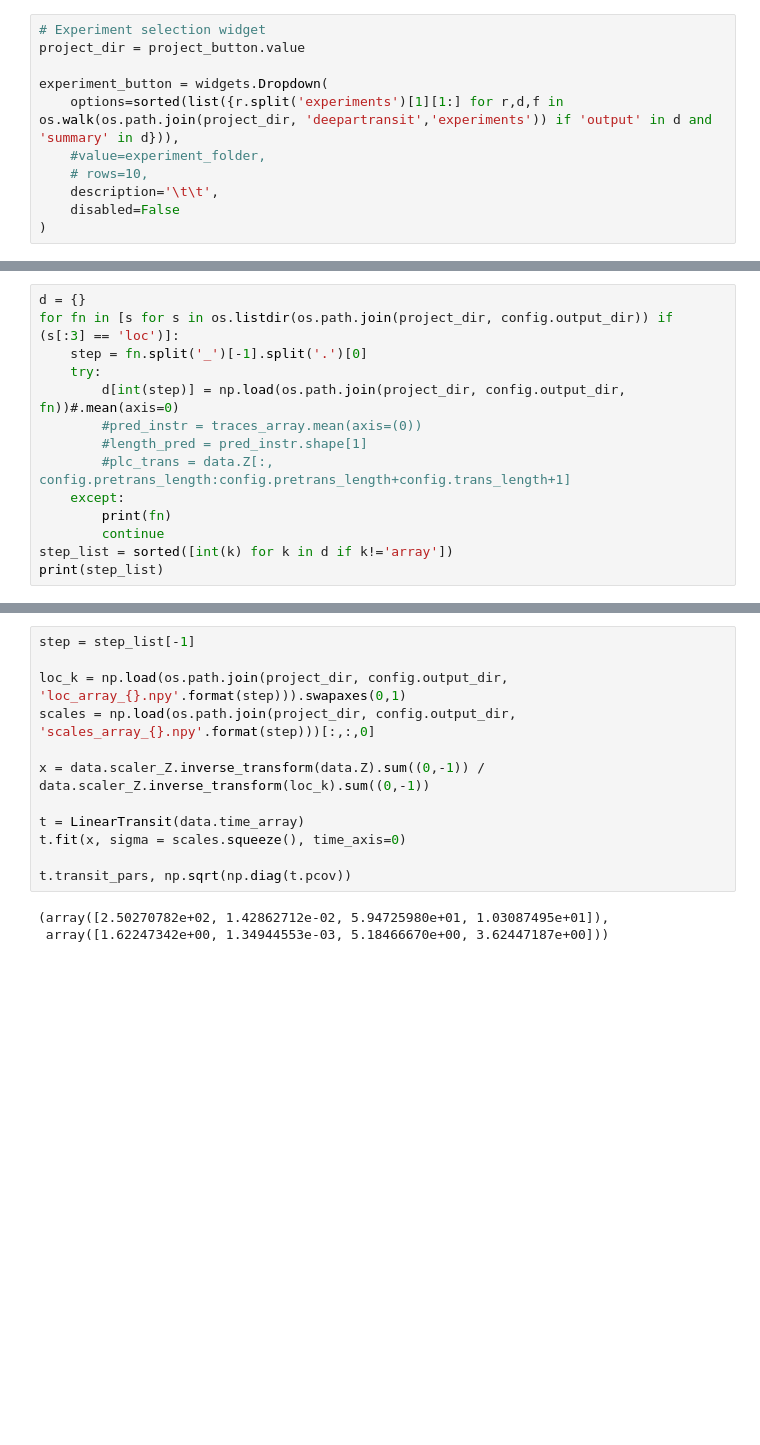
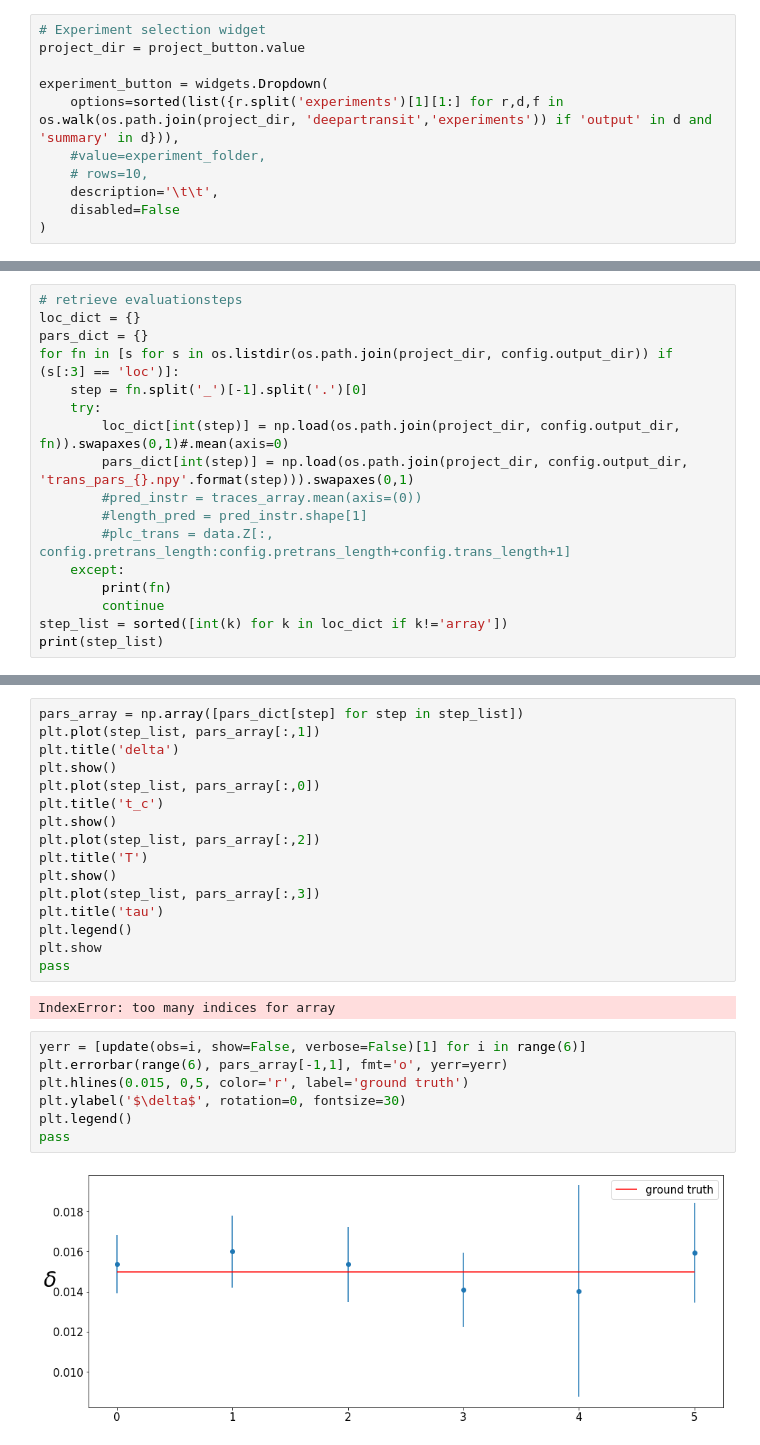
Before and after one commit to ucl-exoplanets/deepARTransit, a Jupyter notebook: deepartransit/notebooks/01_visualize_learning.ipynb, the cells around one changed output, grey strips where cells are left out. Cells and saved outputs as stored; diff of their text form; blank space fills up the shorter version.

```diff
--- a/deepartransit/notebooks/01_visualize_learning.ipynb
+++ b/deepartransit/notebooks/01_visualize_learning.ipynb
@@ -68,15 +75,18 @@ width = int(np.sqrt(data.Z.shape[0]))
 # %%
-d = {}
+# retrieve evaluationsteps
+loc_dict = {}
+pars_dict = {}
 for fn in [s for s in os.listdir(os.path.join(project_dir, config.output_dir)) if (s[:3] == 'loc')]:
     step = fn.split('_')[-1].split('.')[0]
     try:
-        d[int(step)] = np.load(os.path.join(project_dir, config.output_dir, fn))#.mean(axis=0)
+        loc_dict[int(step)] = np.load(os.path.join(project_dir, config.output_dir, fn)).swapaxes(0,1)#.mean(axis=0)
+        pars_dict[int(step)] = np.load(os.path.join(project_dir, config.output_dir, 'trans_pars_{}.npy'.format(step))).swapaxes(0,1)
         #pred_instr = traces_array.mean(axis=(0))
         #length_pred = pred_instr.shape[1]
         #plc_trans = data.Z[:, config.pretrans_length:config.pretrans_length+config.trans_length+1]
     except:
         print(fn)
         continue
-step_list = sorted([int(k) for k in d if k!='array'])
+step_list = sorted([int(k) for k in loc_dict if k!='array'])
 print(step_list)
 # %% [output]
@@ -147,15 +180,27 @@ interactive_plot
-# %%
-step = step_list[-1]
-
-loc_k = np.load(os.path.join(project_dir, config.output_dir, 'loc_array_{}.npy'.format(step))).swapaxes(0,1)
-scales = np.load(os.path.join(project_dir, config.output_dir, 'scales_array_{}.npy'.format(step)))[:,:,0]
-
-x = data.scaler_Z.inverse_transform(data.Z).sum((0,-1)) / data.scaler_Z.inverse_transform(loc_k).sum((0,-1))
-
-t = LinearTransit(data.time_array)
-t.fit(x, sigma = scales.squeeze(), time_axis=0)
-
-t.transit_pars, np.sqrt(np.diag(t.pcov))
-# %% [output]
-(array([2.50270782e+02, 1.42862712e-02, 5.94725980e+01, 1.03087495e+01]),
- array([1.62247342e+00, 1.34944553e-03, 5.18466670e+00, 3.62447187e+00]))
+# %%
+pars_array = np.array([pars_dict[step] for step in step_list])
+plt.plot(step_list, pars_array[:,1])
+plt.title('delta')
+plt.show()
+plt.plot(step_list, pars_array[:,0])
+plt.title('t_c')
+plt.show()
+plt.plot(step_list, pars_array[:,2])
+plt.title('T')
+plt.show()
+plt.plot(step_list, pars_array[:,3])
+plt.title('tau')
+plt.legend()
+plt.show
+pass
+# %% [output]
+IndexError: too many indices for array
+# %%
+yerr = [update(obs=i, show=False, verbose=False)[1] for i in range(6)]
+plt.errorbar(range(6), pars_array[-1,1], fmt='o', yerr=yerr)
+plt.hlines(0.015, 0,5, color='r', label='ground truth')
+plt.ylabel('$\delta$', rotation=0, fontsize=30)
+plt.legend()
+pass
+# %% [output]
+[figure, added]
```
Also changed, not shown: parts of 5 cells of this notebook, 4 other files.
